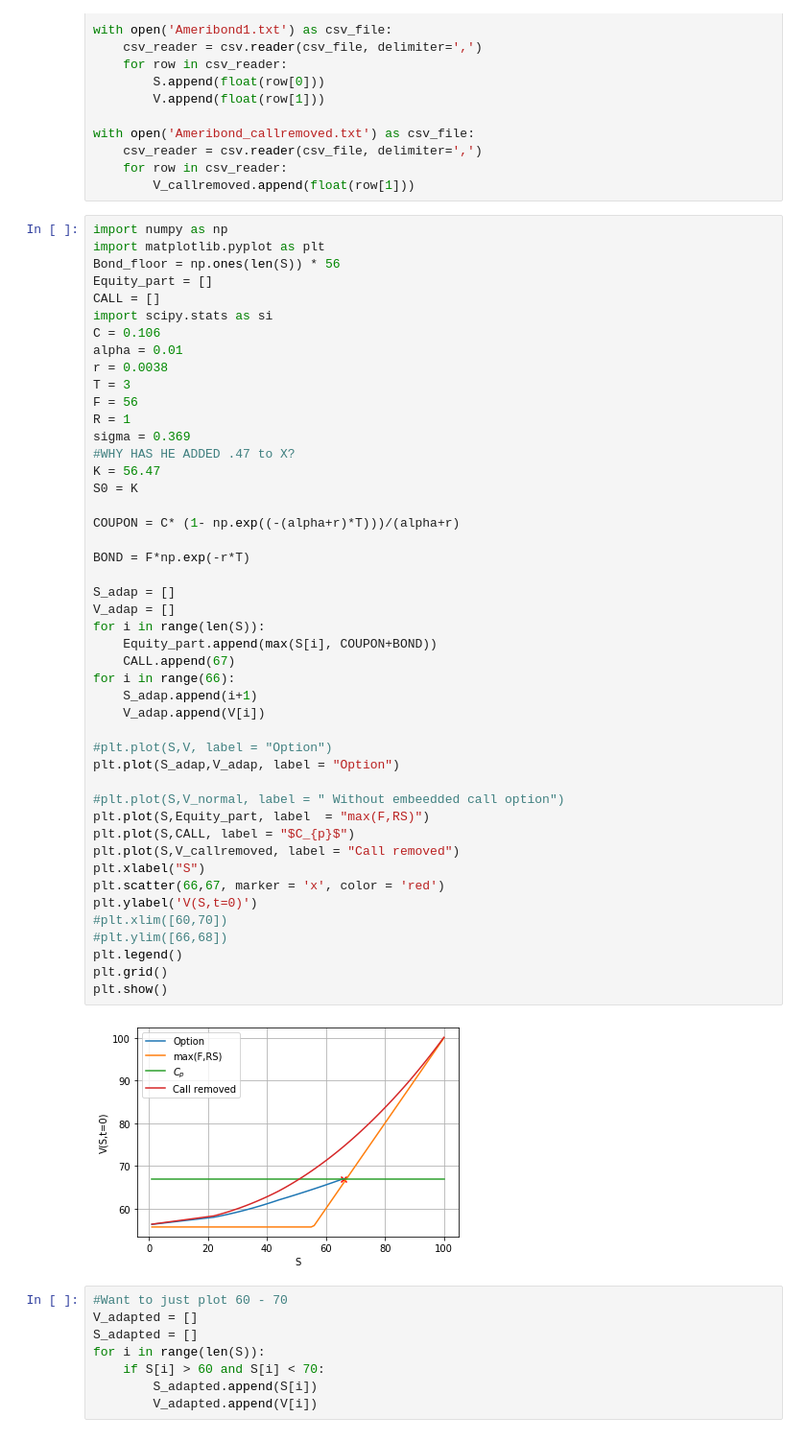
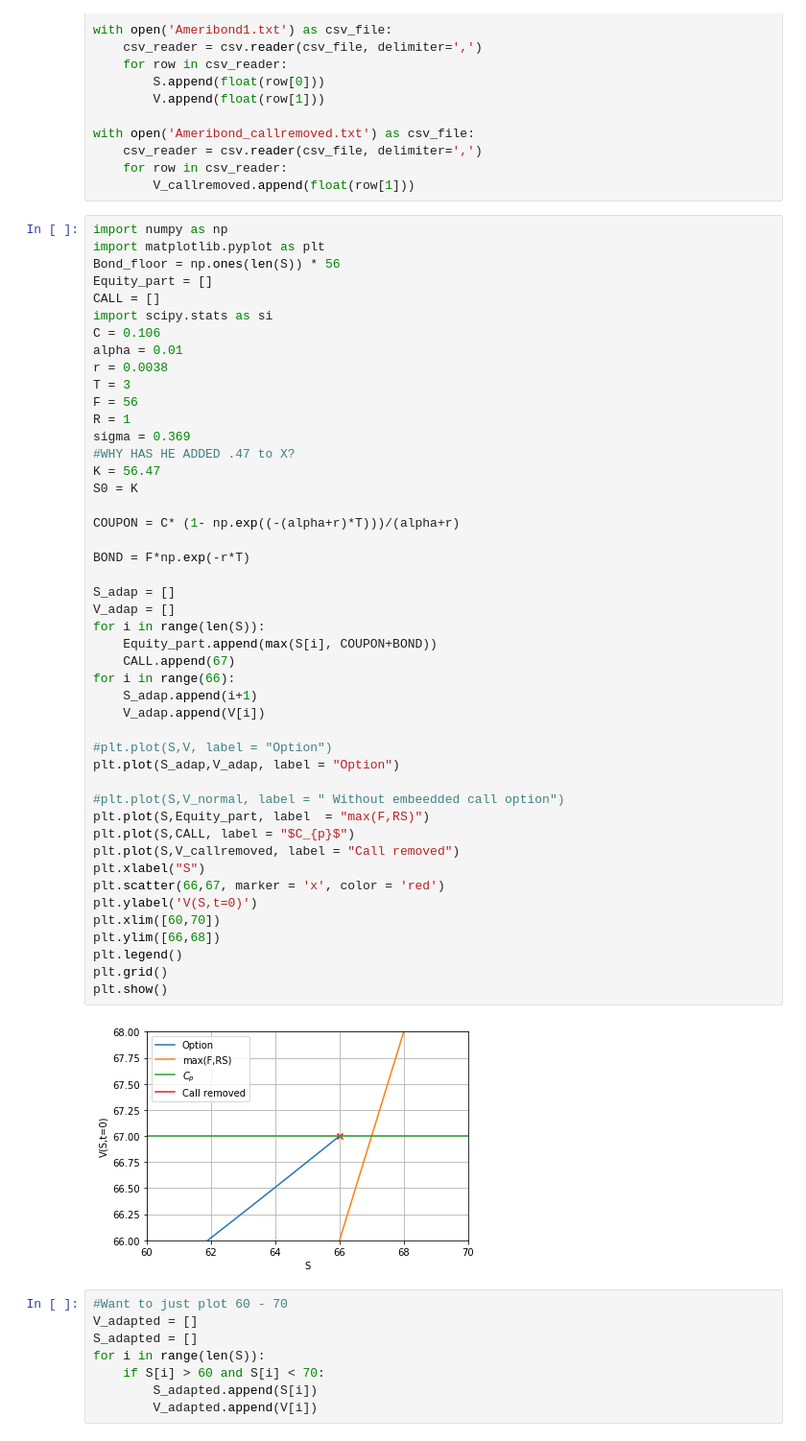
Before and after one commit to krishanj20/CrankNicolson, a Jupyter notebook: CrankNicolson/American Bond.ipynb, the cells around one changed output. Shown: that part at 96% size. Drawn from its saved outputs; the diff is of its cells as text.

```diff
--- a/CrankNicolson/American Bond.ipynb
+++ b/CrankNicolson/American Bond.ipynb
@@ -39,36 +39,36 @@ sigma = 0.369
 K = 56.47
 S0 = K
 
 COUPON = C* (1- np.exp((-(alpha+r)*T)))/(alpha+r)
 
 BOND = F*np.exp(-r*T)
 
 S_adap = []
 V_adap = []
 for i in range(len(S)):
     Equity_part.append(max(S[i], COUPON+BOND))
     CALL.append(67)
 for i in range(66):
     S_adap.append(i+1)
     V_adap.append(V[i])
 
 #plt.plot(S,V, label = "Option")
 plt.plot(S_adap,V_adap, label = "Option")
 
 #plt.plot(S,V_normal, label = " Without embeedded call option")
 plt.plot(S,Equity_part, label  = "max(F,RS)")
 plt.plot(S,CALL, label = "$C_{p}$")
 plt.plot(S,V_callremoved, label = "Call removed")
 plt.xlabel("S")
 plt.scatter(66,67, marker = 'x', color = 'red')
 plt.ylabel('V(S,t=0)')
-#plt.xlim([60,70])
-#plt.ylim([66,68])
+plt.xlim([60,70])
+plt.ylim([66,68])
 plt.legend()
 plt.grid()
 plt.show()
 # %% [output]
-[figure, old version]
+[figure, new version]
 # %%
 #Want to just plot 60 - 70
 V_adapted = []
```
Also changed, not shown: parts of 1 cell of this notebook, 3 other files.
